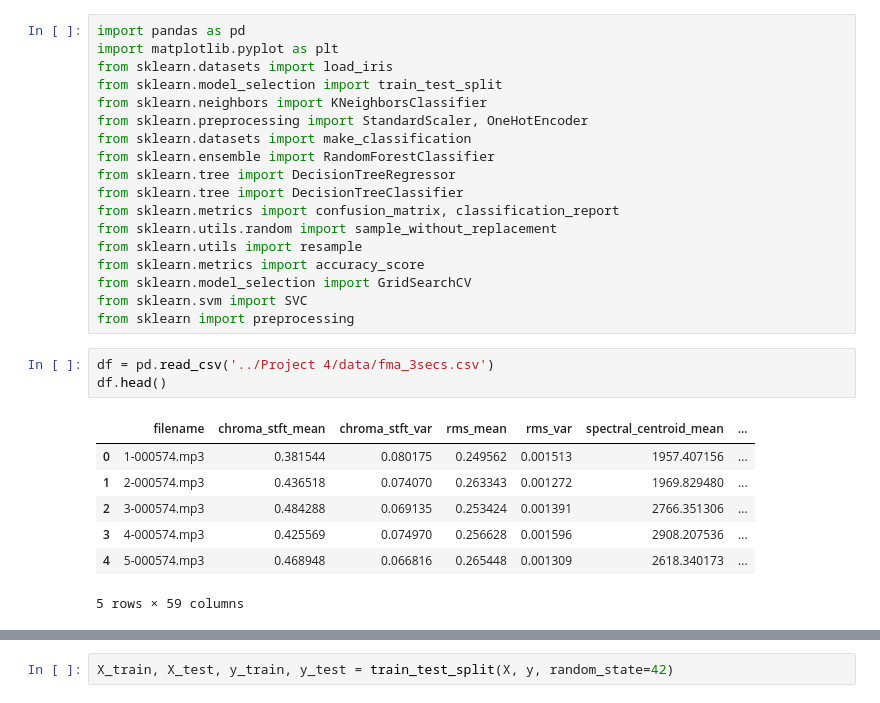
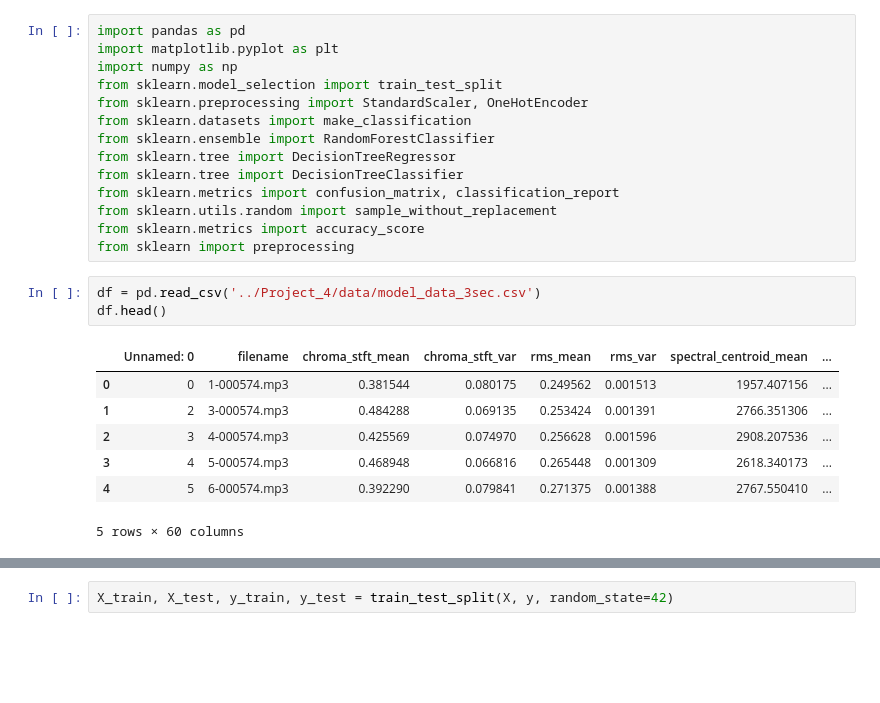
Before and after one commit to AndriyKDA/project_4, a Jupyter notebook: Optimizing_LR(Hip-Hop& rock) .ipynb, the cells around one changed output, grey strips where cells are left out. Cells and saved outputs as stored; diff of their text form; blank space fills up the shorter version.

```diff
--- a/Optimizing_LR(Hip-Hop& rock) .ipynb
+++ b/Optimizing_LR(Hip-Hop& rock) .ipynb
@@ -1,9 +1,8 @@
 # %%
 import pandas as pd
 import matplotlib.pyplot as plt
-from sklearn.datasets import load_iris
+import numpy as np
 from sklearn.model_selection import train_test_split
-from sklearn.neighbors import KNeighborsClassifier
 from sklearn.preprocessing import StandardScaler, OneHotEncoder
 from sklearn.datasets import make_classification
 from sklearn.ensemble import RandomForestClassifier
@@ -11,22 +10,19 @@ from sklearn.tree import DecisionTreeRegressor
 from sklearn.tree import DecisionTreeClassifier
 from sklearn.metrics import confusion_matrix, classification_report
 from sklearn.utils.random import sample_without_replacement
-from sklearn.utils import resample
 from sklearn.metrics import accuracy_score
-from sklearn.model_selection import GridSearchCV
-from sklearn.svm import SVC
 from sklearn import preprocessing
 # %%
-df = pd.read_csv('../Project 4/data/fma_3secs.csv')
+df = pd.read_csv('../Project_4/data/model_data_3sec.csv')
 df.head()
 # %% [output]
-|  | filename | chroma_stft_mean | chroma_stft_var | rms_mean | rms_var | spectral_centroid_mean | ... |
-| 0 | 1-000574.mp3 | 0.381544 | 0.080175 | 0.249562 | 0.001513 | 1957.407156 | ... |
-| 1 | 2-000574.mp3 | 0.436518 | 0.074070 | 0.263343 | 0.001272 | 1969.829480 | ... |
-| 2 | 3-000574.mp3 | 0.484288 | 0.069135 | 0.253424 | 0.001391 | 2766.351306 | ... |
-| 3 | 4-000574.mp3 | 0.425569 | 0.074970 | 0.256628 | 0.001596 | 2908.207536 | ... |
-| 4 | 5-000574.mp3 | 0.468948 | 0.066816 | 0.265448 | 0.001309 | 2618.340173 | ... |
+|  | Unnamed: 0 | filename | chroma_stft_mean | chroma_stft_var | rms_mean | rms_var | spectral_centroid_mean | ... |
+| 0 | 0 | 1-000574.mp3 | 0.381544 | 0.080175 | 0.249562 | 0.001513 | 1957.407156 | ... |
+| 1 | 2 | 3-000574.mp3 | 0.484288 | 0.069135 | 0.253424 | 0.001391 | 2766.351306 | ... |
+| 2 | 3 | 4-000574.mp3 | 0.425569 | 0.074970 | 0.256628 | 0.001596 | 2908.207536 | ... |
+| 3 | 4 | 5-000574.mp3 | 0.468948 | 0.066816 | 0.265448 | 0.001309 | 2618.340173 | ... |
+| 4 | 5 | 6-000574.mp3 | 0.392290 | 0.079841 | 0.271375 | 0.001388 | 2767.550410 | ... |
-5 rows × 59 columns
+5 rows × 60 columns
 # %%
 # remove null values
 df.dropna()
```
Also changed, not shown: parts of 18 cells of this notebook, 15 other files.
